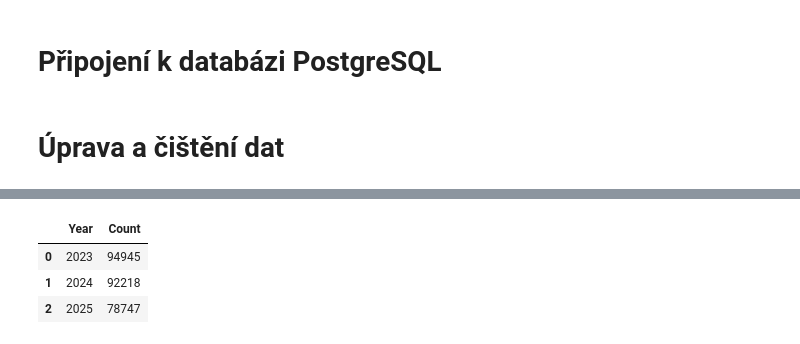
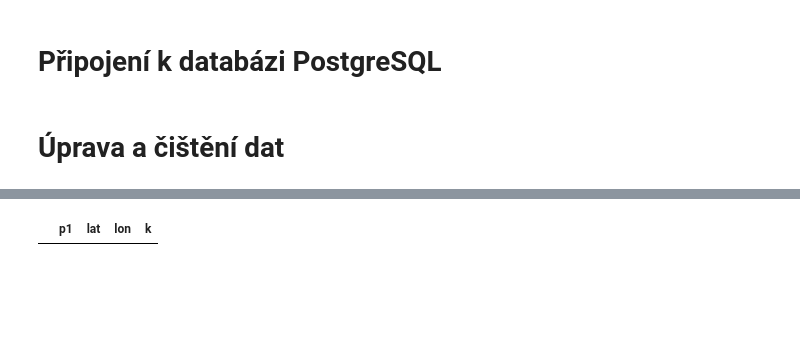
Before and after one commit to VvDustvV/traffic_accident_analysis, a Jupyter notebook: da.ipynb, the cells around one changed output, grey strips where cells are left out. Drawn from its saved outputs; the diff is of its cells as text; code cells hidden in the pictures; blank space fills up the shorter version.

```diff
--- a/da.ipynb
+++ b/da.ipynb
@@ -157,10 +364,8 @@ get_table_column_names(df_accidents_in_time)
 # %%
-df_accidents_in_time.groupby('Year').size().reset_index(name='Count')
+df_but2 = execute_sql(("""SELECT p1, d as lat, e as lon, k FROM dopravni_nehody_cr.gps"""))
+df_but2[df_but2['lat'] > 0]
 # %% [output]
-|  | Year | Count |
-| 0 | 2023 | 94945 |
-| 1 | 2024 | 92218 |
-| 2 | 2025 | 78747 |
+|  | p1 | lat | lon | k |
 # %%
 df_accidents_count = df_accidents_in_time.groupby(['Year', 'Month']).size().reset_index(name='Pocet')
 # %%
```
Also changed, not shown: parts of 24 cells of this notebook, 2 other files.
